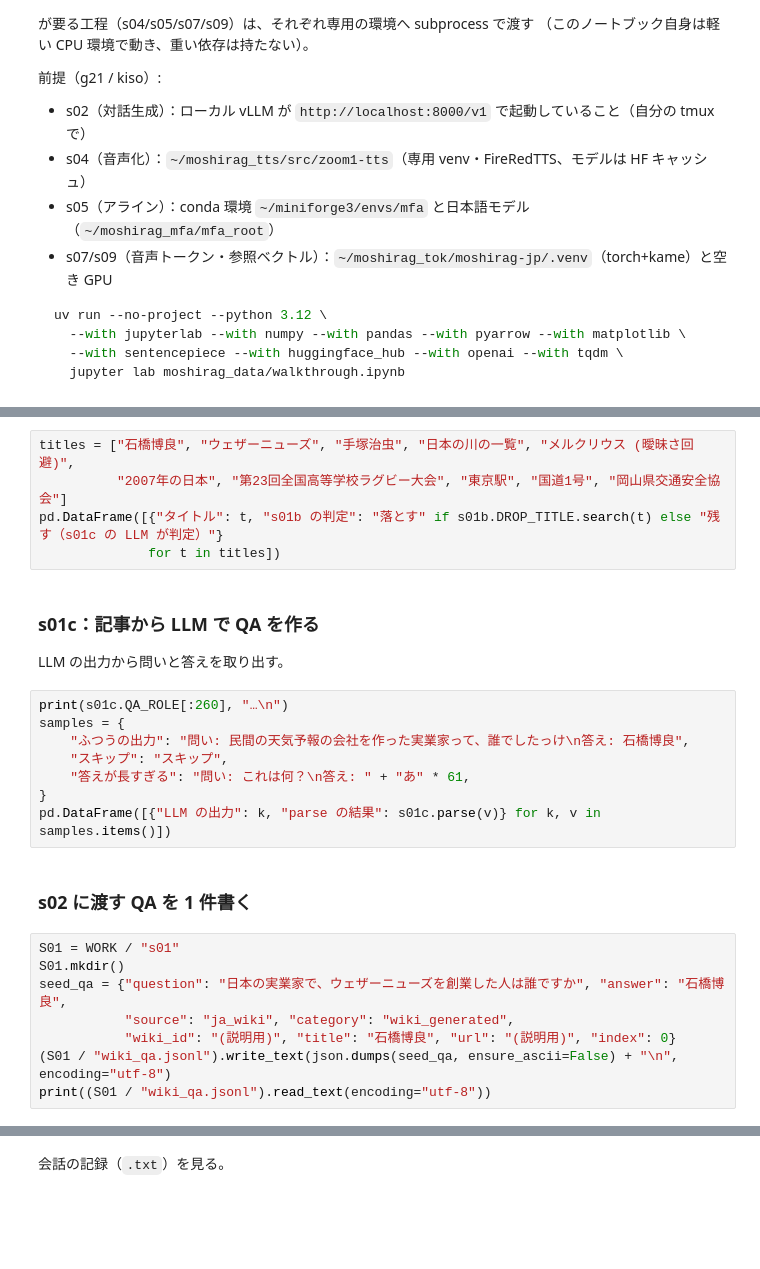
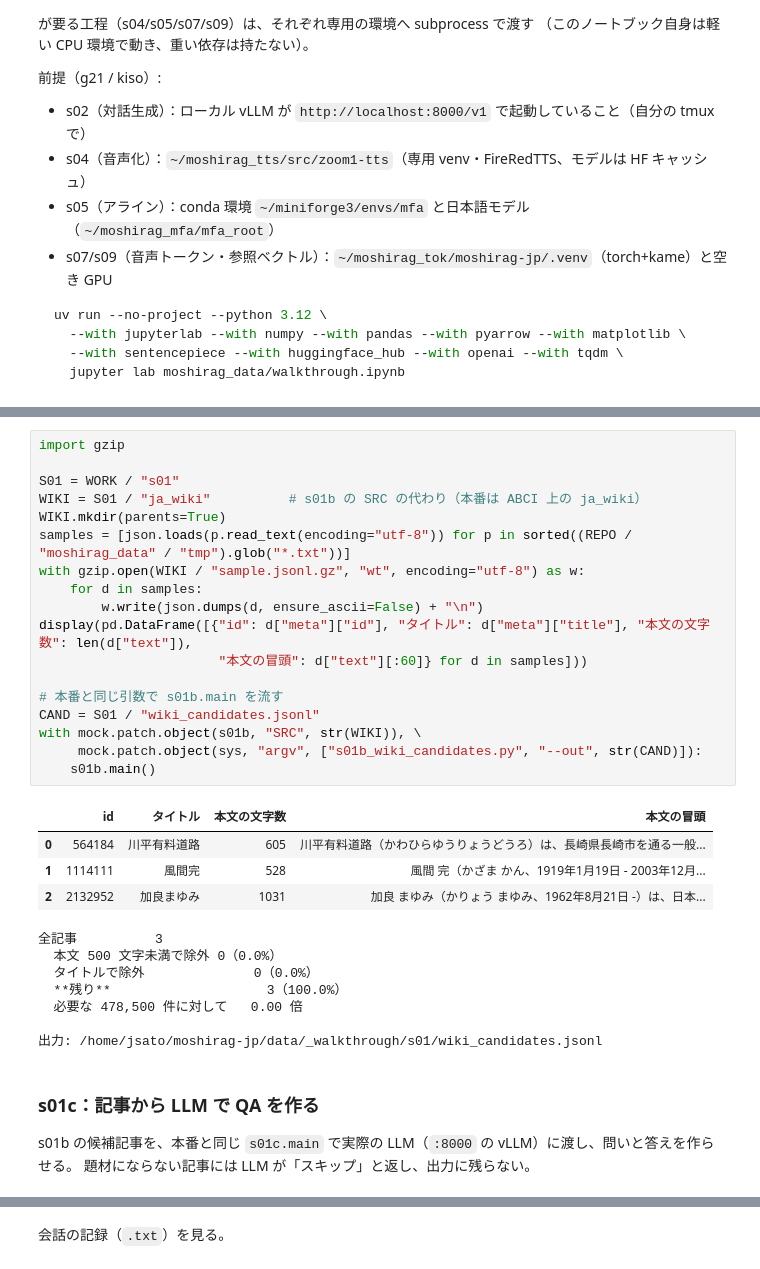
Before and after one commit to joichiro-12/moshirag-jp, a Jupyter notebook: moshirag_data/walkthrough.ipynb, the cells around one changed output, grey strips where cells are left out. Cells and saved outputs as stored; diff of their text form; blank space fills up the shorter version.

Commit message:
Wiki topic → QA を実装

```diff
--- a/moshirag_data/walkthrough.ipynb
+++ b/moshirag_data/walkthrough.ipynb
@@ -131,27 +131,35 @@ print(json.dumps({"question": "（JaQuAD の問い）", "answer": "（答えの
-# %%
-titles = ["石橋博良", "ウェザーニューズ", "手塚治虫", "日本の川の一覧", "メルクリウス (曖昧さ回避)",
-          "2007年の日本", "第23回全国高等学校ラグビー大会", "東京駅", "国道1号", "岡山県交通安全協会"]
-pd.DataFrame([{"タイトル": t, "s01b の判定": "落とす" if s01b.DROP_TITLE.search(t) else "残す（s01c の LLM が判定）"}
-              for t in titles])
-# %% [markdown]
-### s01c：記事から LLM で QA を作る
-
-LLM の出力から問いと答えを取り出す。
-# %%
-print(s01c.QA_ROLE[:260], "…\n")
-samples = {
-    "ふつうの出力": "問い: 民間の天気予報の会社を作った実業家って、誰でしたっけ\n答え: 石橋博良",
-    "スキップ": "スキップ",
-    "答えが長すぎる": "問い: これは何？\n答え: " + "あ" * 61,
-}
-pd.DataFrame([{"LLM の出力": k, "parse の結果": s01c.parse(v)} for k, v in samples.items()])
-# %% [markdown]
-### s02 に渡す QA を 1 件書く
-# %%
-S01 = WORK / "s01"
-S01.mkdir()
-seed_qa = {"question": "日本の実業家で、ウェザーニューズを創業した人は誰ですか", "answer": "石橋博良",
-           "source": "ja_wiki", "category": "wiki_generated",
-           "wiki_id": "(説明用)", "title": "石橋博良", "url": "(説明用)", "index": 0}
-(S01 / "wiki_qa.jsonl").write_text(json.dumps(seed_qa, ensure_ascii=False) + "\n", encoding="utf-8")
-print((S01 / "wiki_qa.jsonl").read_text(encoding="utf-8"))
+# %%
+import gzip
+
+S01 = WORK / "s01"
+WIKI = S01 / "ja_wiki"          # s01b の SRC の代わり（本番は ABCI 上の ja_wiki）
+WIKI.mkdir(parents=True)
+samples = [json.loads(p.read_text(encoding="utf-8")) for p in sorted((REPO / "moshirag_data" / "tmp").glob("*.txt"))]
+with gzip.open(WIKI / "sample.jsonl.gz", "wt", encoding="utf-8") as w:
+    for d in samples:
+        w.write(json.dumps(d, ensure_ascii=False) + "\n")
+display(pd.DataFrame([{"id": d["meta"]["id"], "タイトル": d["meta"]["title"], "本文の文字数": len(d["text"]),
+                       "本文の冒頭": d["text"][:60]} for d in samples]))
+
+# 本番と同じ引数で s01b.main を流す
+CAND = S01 / "wiki_candidates.jsonl"
+with mock.patch.object(s01b, "SRC", str(WIKI)), \
+     mock.patch.object(sys, "argv", ["s01b_wiki_candidates.py", "--out", str(CAND)]):
+    s01b.main()
+# %% [output]
+|  | id | タイトル | 本文の文字数 | 本文の冒頭 |
+| 0 | 564184 | 川平有料道路 | 605 | 川平有料道路（かわひらゆうりょうどうろ）は、長崎県長崎市を通る一般... |
+| 1 | 1114111 | 風間完 | 528 | 風間 完（かざま かん、1919年1月19日 - 2003年12月... |
+| 2 | 2132952 | 加良まゆみ | 1031 | 加良 まゆみ（かりょう まゆみ、1962年8月21日 -）は、日本... |
+全記事          3
+  本文 500 文字未満で除外 0（0.0%）
+  タイトルで除外              0（0.0%）
+  **残り**                    3（100.0%）
+  必要な 478,500 件に対して   0.00 倍
+
+出力: /home/jsato/moshirag-jp/data/_walkthrough/s01/wiki_candidates.jsonl
+# %% [markdown]
+### s01c：記事から LLM で QA を作る
+
+s01b の候補記事を、本番と同じ `s01c.main` で実際の LLM（`:8000` の vLLM）に渡し、問いと答えを作らせる。
+題材にならない記事には LLM が「スキップ」と返し、出力に残らない。
```
Also changed, not shown: parts of 21 cells of this notebook, 3 other files.
